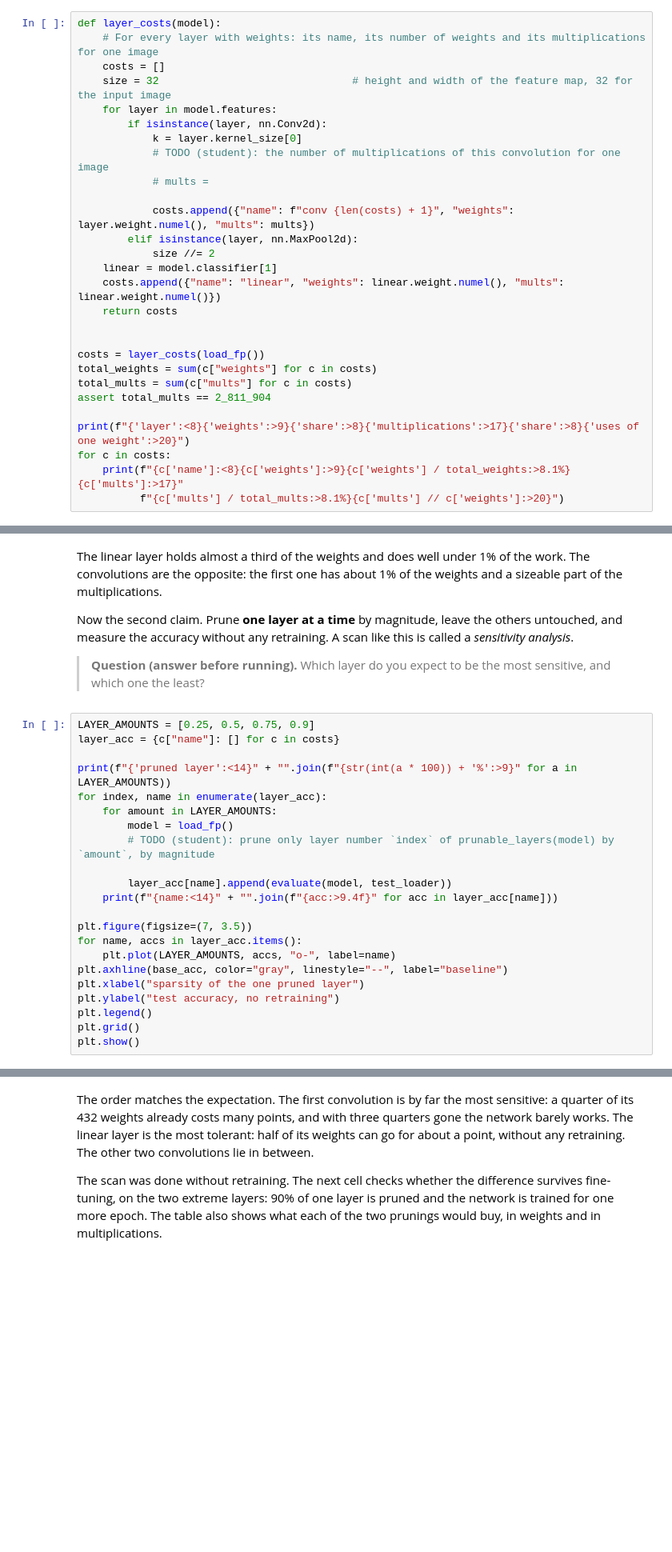
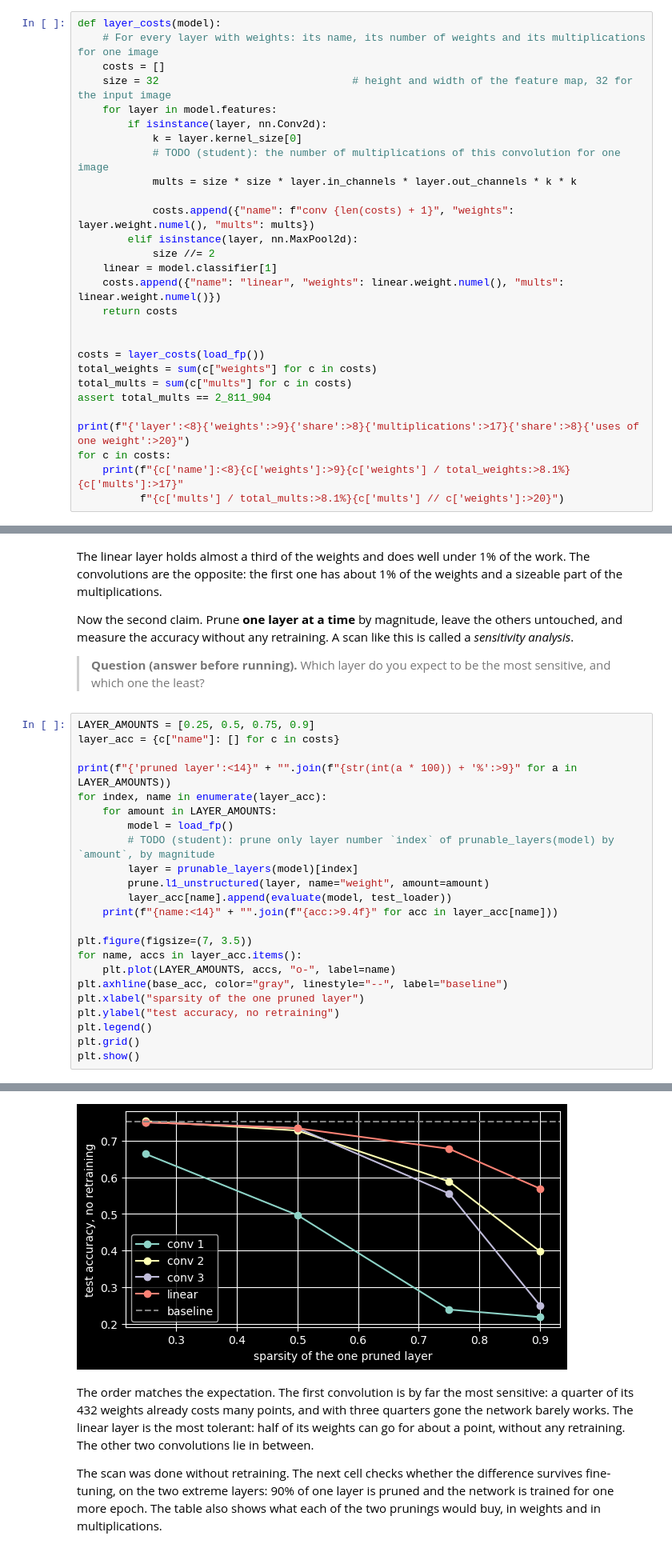
Before and after one commit to jjedra4/embedded_systems, a Jupyter notebook: lab03/Lab3_todo.ipynb, the cells around one changed output, grey strips where cells are left out. Shown at 80% size. Saved outputs shown, nothing was run; the diff lists cells and outputs as text; blank space fills up the shorter version.

```diff
--- a/lab03/Lab3_todo.ipynb
+++ b/lab03/Lab3_todo.ipynb
@@ -329,7 +362,7 @@ def layer_costs(model):
         if isinstance(layer, nn.Conv2d):
             k = layer.kernel_size[0]
             # TODO (student): the number of multiplications of this convolution for one image
-            # mults =
+            mults = size * size * layer.in_channels * layer.out_channels * k * k
 
             costs.append({"name": f"conv {len(costs) + 1}", "weights": layer.weight.numel(), "mults": mults})
         elif isinstance(layer, nn.MaxPool2d):
@@ -363,7 +402,8 @@ for index, name in enumerate(layer_acc):
     for amount in LAYER_AMOUNTS:
         model = load_fp()
         # TODO (student): prune only layer number `index` of prunable_layers(model) by `amount`, by magnitude
-
+        layer = prunable_layers(model)[index]
+        prune.l1_unstructured(layer, name="weight", amount=amount)
         layer_acc[name].append(evaluate(model, test_loader))
     print(f"{name:<14}" + "".join(f"{acc:>9.4f}" for acc in layer_acc[name]))
 
@@ -376,3 +416,4 @@ plt.ylabel("test accuracy, no retraining")
 plt.legend()
 plt.grid()
 plt.show()
+# %% [output]
@@ -379,3 +425,4 @@ plt.show()
+[figure, added]
 # %% [markdown]
 The order matches the expectation. The first convolution is by far the most sensitive: a quarter of its 432 weights already costs many points, and with three quarters gone the network barely works. The linear layer is the most tolerant: half of its weights can go for about a point, without any retraining. The other two convolutions lie in between.
 
```
Also changed, not shown: parts of 14 cells of this notebook, 10 other files.
